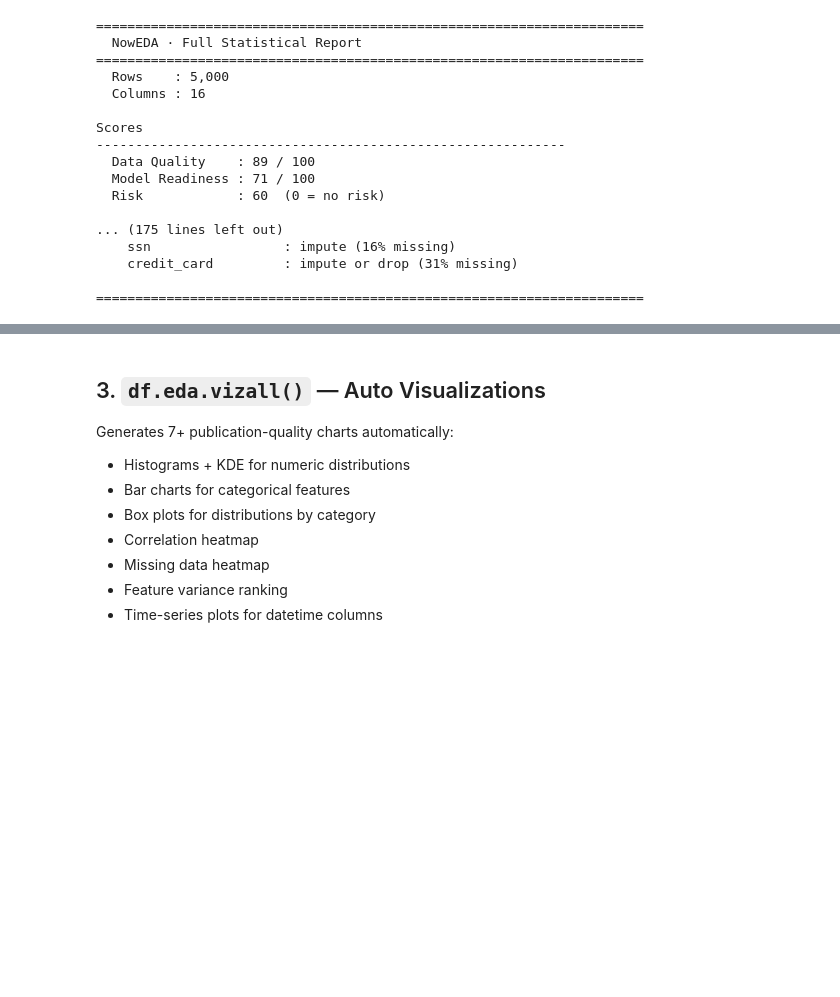
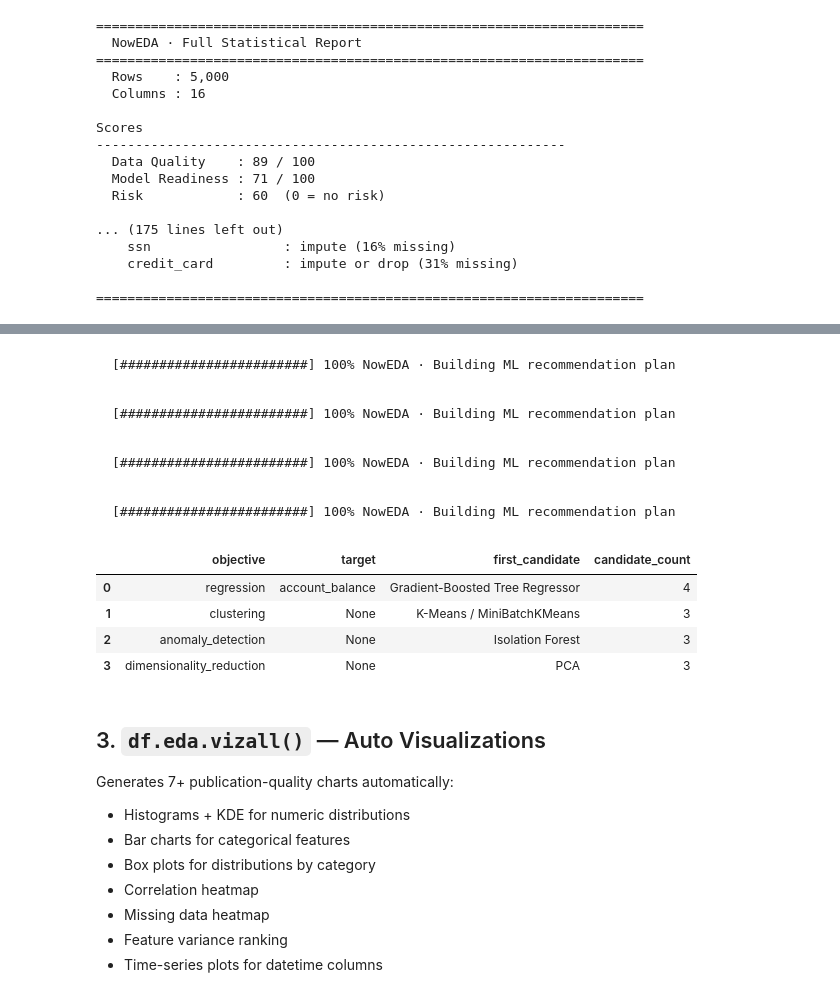
Before and after one commit to codewithdaniel1/NowEDA, a Jupyter notebook: playground.ipynb, the cells around one changed output, grey strips where cells are left out. Saved outputs shown, nothing was run; the diff lists cells and outputs as text; code cells hidden in the pictures; blank space fills up the shorter version.

```diff
--- a/playground.ipynb
+++ b/playground.ipynb
@@ -126,3 +188,45 @@ df.eda.mlall(target=TARGET)
+# %%
+numeric_features = ['transaction_count', 'account_age_days', 'risk_score']
+
+plans = {
+    'regression': df.eda.ml_plan(
+        target='account_balance',
+        problem_type='regression',
+        features=numeric_features,
+    ),
+    'clustering': df.eda.ml_plan(
+        problem_type='clustering',
+        features=numeric_features,
+    ),
+    'anomaly_detection': df.eda.ml_plan(
+        problem_type='anomaly_detection',
+        features=numeric_features,
+    ),
+    'dimensionality_reduction': df.eda.ml_plan(
+        problem_type='dimensionality_reduction',
+        features=numeric_features,
+    ),
+}
+
+pd.DataFrame([
+    {
+        'objective': objective,
+        'target': plan['target'],
+        'first_candidate': plan['recommendations'][0]['name'],
+        'candidate_count': len(plan['recommendations']),
+    }
+    for objective, plan in plans.items()
+])
+# %% [output]
+[########################] 100% NowEDA · Building ML recommendation plan
+[########################] 100% NowEDA · Building ML recommendation plan
+[########################] 100% NowEDA · Building ML recommendation plan
+[########################] 100% NowEDA · Building ML recommendation plan
+|  | objective | target | first_candidate | candidate_count |
+| 0 | regression | account_balance | Gradient-Boosted Tree Regressor | 4 |
+| 1 | clustering | None | K-Means / MiniBatchKMeans | 3 |
+| 2 | anomaly_detection | None | Isolation Forest | 3 |
+| 3 | dimensionality_reduction | None | PCA | 3 |
 # %% [markdown]
 ## 3. `df.eda.vizall()` — Auto Visualizations
 
```
Also changed, not shown: parts of 11 cells of this notebook, 19 other files.
